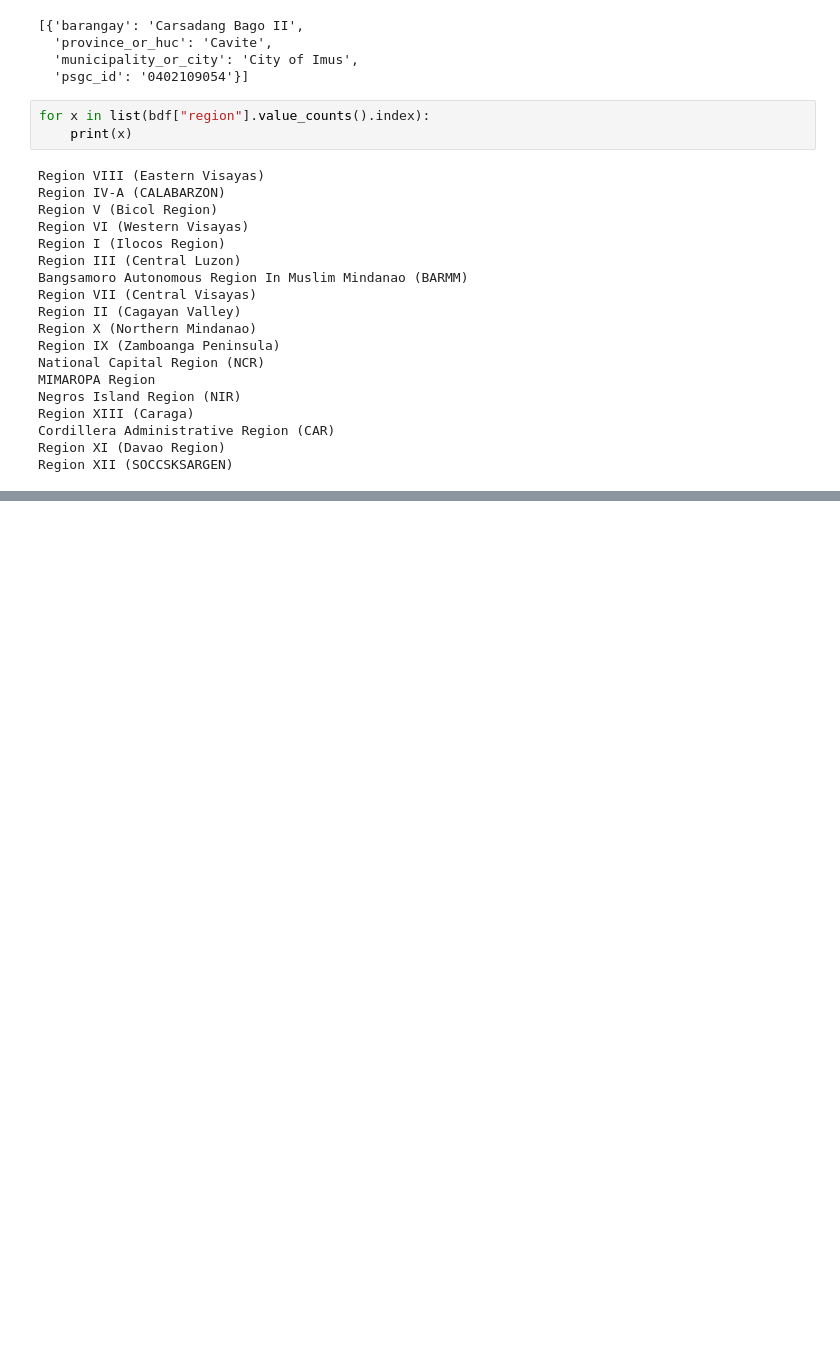
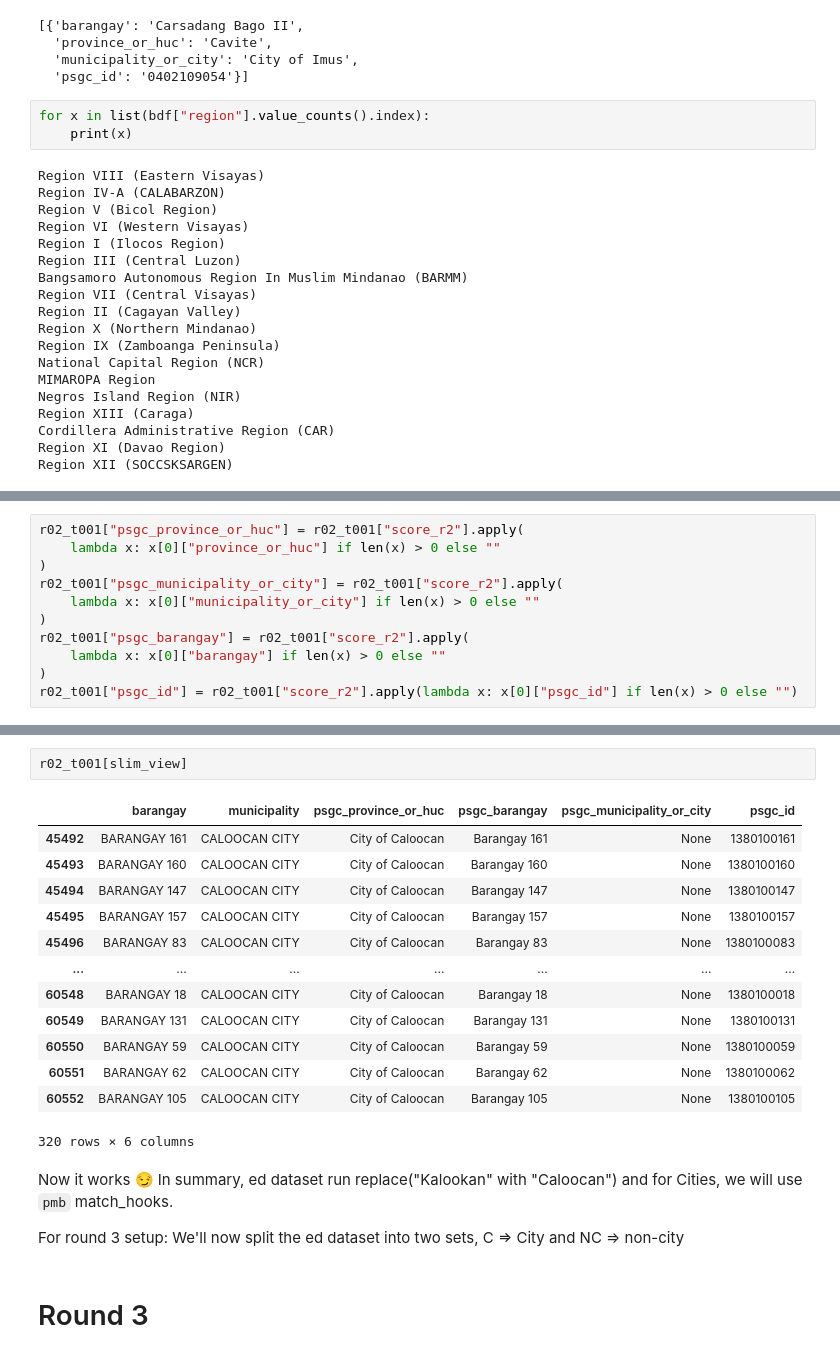
Before and after one commit to bendlikeabamboo/pap-datalab, a Jupyter notebook: notebooks/fuzzymatch.ipynb, the cells around one changed output, grey strips where cells are left out. Saved outputs shown, nothing was run; the diff lists cells and outputs as text; blank space fills up the shorter version.

```diff
--- a/notebooks/fuzzymatch.ipynb
+++ b/notebooks/fuzzymatch.ipynb
@@ -944,0 +1242,11 @@ Region XII (SOCCSKSARGEN)
+# %%
+r02_t001["psgc_province_or_huc"] = r02_t001["score_r2"].apply(
+    lambda x: x[0]["province_or_huc"] if len(x) > 0 else ""
+)
+r02_t001["psgc_municipality_or_city"] = r02_t001["score_r2"].apply(
+    lambda x: x[0]["municipality_or_city"] if len(x) > 0 else ""
+)
+r02_t001["psgc_barangay"] = r02_t001["score_r2"].apply(
+    lambda x: x[0]["barangay"] if len(x) > 0 else ""
+)
+r02_t001["psgc_id"] = r02_t001["score_r2"].apply(lambda x: x[0]["psgc_id"] if len(x) > 0 else "")
@@ -944,0 +1274,23 @@ Region XII (SOCCSKSARGEN)
+# %%
+r02_t001[slim_view]
+# %% [output]
+|  | barangay | municipality | psgc_province_or_huc | psgc_barangay | psgc_municipality_or_city | psgc_id |
+| 45492 | BARANGAY 161 | CALOOCAN CITY | City of Caloocan | Barangay 161 | None | 1380100161 |
+| 45493 | BARANGAY 160 | CALOOCAN CITY | City of Caloocan | Barangay 160 | None | 1380100160 |
+| 45494 | BARANGAY 147 | CALOOCAN CITY | City of Caloocan | Barangay 147 | None | 1380100147 |
+| 45495 | BARANGAY 157 | CALOOCAN CITY | City of Caloocan | Barangay 157 | None | 1380100157 |
+| 45496 | BARANGAY 83 | CALOOCAN CITY | City of Caloocan | Barangay 83 | None | 1380100083 |
+| ... | ... | ... | ... | ... | ... | ... |
+| 60548 | BARANGAY 18 | CALOOCAN CITY | City of Caloocan | Barangay 18 | None | 1380100018 |
+| 60549 | BARANGAY 131 | CALOOCAN CITY | City of Caloocan | Barangay 131 | None | 1380100131 |
+| 60550 | BARANGAY 59 | CALOOCAN CITY | City of Caloocan | Barangay 59 | None | 1380100059 |
+| 60551 | BARANGAY 62 | CALOOCAN CITY | City of Caloocan | Barangay 62 | None | 1380100062 |
+| 60552 | BARANGAY 105 | CALOOCAN CITY | City of Caloocan | Barangay 105 | None | 1380100105 |
+320 rows × 6 columns
+# %% [markdown]
+Now it works 😏
+In summary, ed dataset run replace("Kalookan" with "Caloocan") and for Cities, we will use `pmb` match_hooks.
+
+For round 3 setup: We'll now split the ed dataset into two sets, C => City and NC => non-city
+# %% [markdown]
+# Round 3
```
Also changed, not shown: parts of 50 cells of this notebook, 9 other files.
